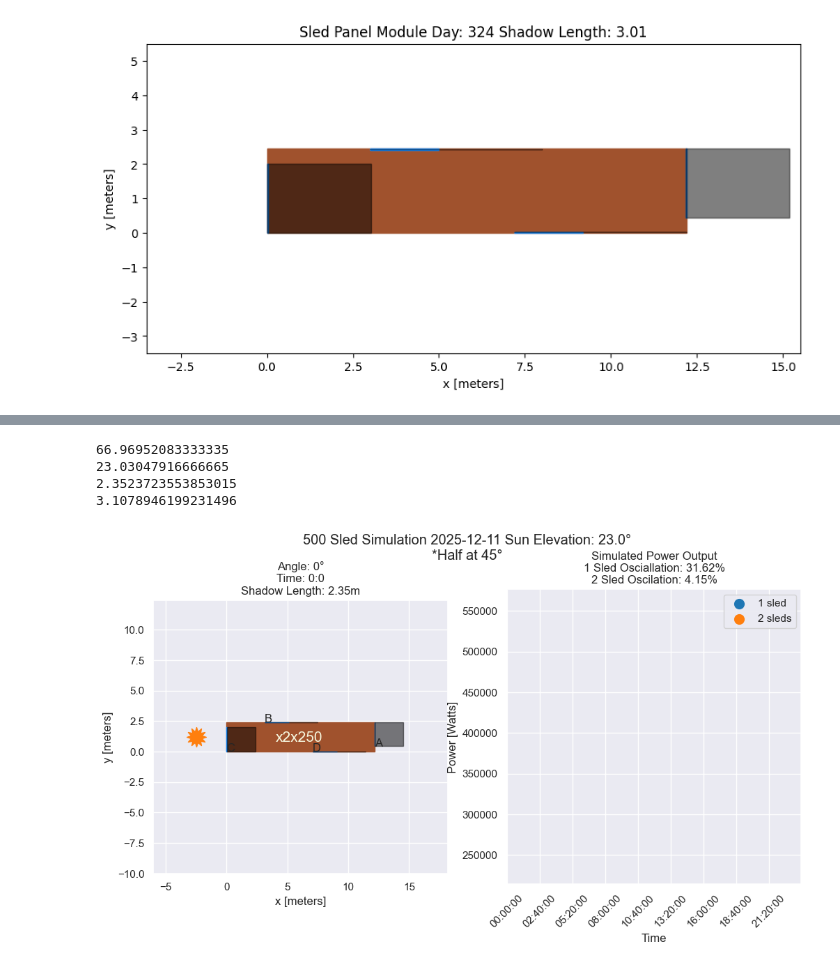
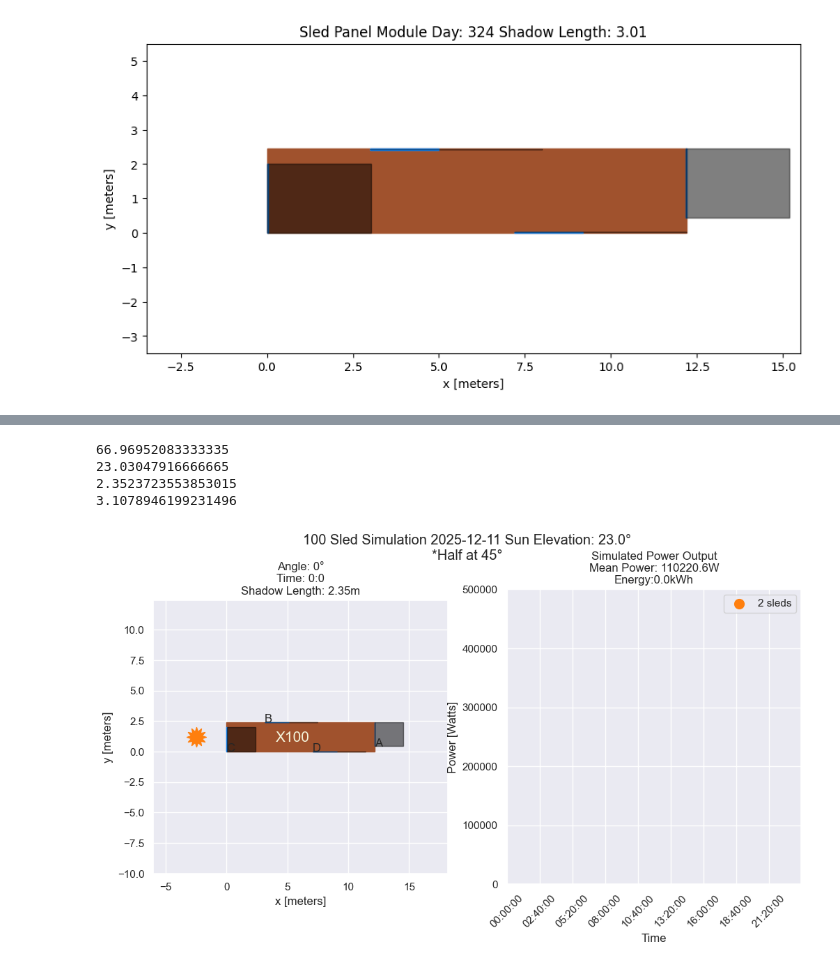
Before and after one commit to Manish-Khanalv1/South-Pole-Data, a Jupyter notebook: Analysis/Model/ArrayDiagrams.ipynb, the cells around one changed output, grey strips where cells are left out. Saved outputs shown, nothing was run; the diff lists cells and outputs as text; code cells hidden in the pictures.

```diff
--- a/Analysis/Model/ArrayDiagrams.ipynb
+++ b/Analysis/Model/ArrayDiagrams.ipynb
@@ -306,8 +306,8 @@ def Import_NOAA_Data(year, day):
     return NZDTdir_ir,NZDTdiff_ir, NZDTup_ir, NOAA_time, NZDT_Zenith
 
 
-day = 317
-year = 23
+day = 345
+year = 25
 
 direct_irradiance, diffuse_irradiance, upwelling_irradiance, NOAA_time, solar_zenith = Import_NOAA_Data(year,day)
 
@@ -464,7 +470,7 @@ baseurl = 'https://gml.noaa.gov/aftp/data/radiation/baseline/spo'
 InputPath = '../../DataFolder'
 OutputPath = 'PlotsFolder/'
 
-
+effs= [0.24699832280882955,0.03850296370170911, 0.05890744297245301]
 
 def serial_date_to_string(year,srl_no):
     '''
@@ -622,7 +628,7 @@ angles = [0,90,180,270]
 
 sim_powers = []
 for a in angles:
-    sim_power = VerticalModel(direct_irradiance, diffuse_irradiance, upwelling_irradiance, [.22,.08,.08], 50, solar_zenith_mean, 360-a-90) #there was an error in defining my angle, mismatch the picuture and the model by 90, I correct it here
+    sim_power = VerticalModel(direct_irradiance, diffuse_irradiance, upwelling_irradiance, effs, 50, solar_zenith_mean, 360-a-90) #there was an error in defining my angle, mismatch the picuture and the model by 90, I correct it here
     sim_powers.append(sim_power)
 total_power = np.array(sim_powers).sum(axis=0)
 sim_A, sim_B, sim_C, sim_D = sim_powers
@@ -738,7 +744,7 @@ def animate(i):
     ax[0].plot(sled_width/2+cartoon_solar_distance*np.cos((180+i)*np.pi/180),sled_height/2+cartoon_solar_distance*np.sin((180+i)*np.pi/180), marker = "$\u2739$", color = 'tab:orange', markersize = 20)
 
     Date = serial_date_to_string(year, day)
-    plt.suptitle(f'4 Panel Sled Simulation {Date} Sun Elevation: {np.round(solar_elevation,1)}°')
+    plt.suptitle(f'4 Panel Sled Simulation {Date} Sun Elevation: {np.round(solar_elevation,3)}°')
     # ax = plt.gca()
 
 
@@ -800,7 +806,7 @@ baseurl = 'https://gml.noaa.gov/aftp/data/radiation/baseline/spo'
 InputPath = '../../DataFolder'
 OutputPath = 'PlotsFolder/'
 
-
+effs = [0.24699832280882955,0.03850296370170911, 0.05890744297245301]
 
 def serial_date_to_string(year,srl_no):
     '''
@@ -916,7 +922,7 @@ def Import_NOAA_Data(year, day):
     return NZDTdir_ir,NZDTdiff_ir, NZDTup_ir, NOAA_time, NZDT_Zenith
 
 
-day = 5
+day = 3
 year = 26
 
 direct_irradiance, diffuse_irradiance, upwelling_irradiance, NOAA_time, solar_zenith = Import_NOAA_Data(year,day)
@@ -956,7 +962,7 @@ print(WarningMessage)
 angles = [0,90,180,270]
 sim_powers = []
 for a in angles:
-    sim_power = VerticalModel(direct_irradiance, diffuse_irradiance, upwelling_irradiance, [.22,.08,.08], 50, solar_zenith_mean, 360-a-90) #there was an error in defining my angle, mismatch the picuture and the model by 90, I correct it here
+    sim_power = VerticalModel(direct_irradiance, diffuse_irradiance, upwelling_irradiance, effs, 50, solar_zenith_mean, 360-a-90) #there was an error in defining my angle, mismatch the picuture and the model by 90, I correct it here
     sim_powers.append(sim_power)
 total_power = np.array(sim_powers).sum(axis=0)
 sim_A, sim_B, sim_C, sim_D = sim_powers
@@ -967,7 +973,7 @@ mean_power = np.nanmean(total_power)
 angles_8 = [0,45,90,135,180,225,270,315]
 sim_powers_8 = []
 for a in angles_8:
-    sim_power_8 = VerticalModel(direct_irradiance, diffuse_irradiance, upwelling_irradiance, [.22,.08,.08], 50, solar_zenith_mean, 360-a-90) #there was an error in defining my angle, mismatch the picuture and the model by 90, I correct it here
+    sim_power_8 = VerticalModel(direct_irradiance, diffuse_irradiance, upwelling_irradiance, effs, 50, solar_zenith_mean, 360-a-90) #there was an error in defining my angle, mismatch the picuture and the model by 90, I correct it here
     sim_powers_8.append(sim_power_8)
 total_power_8 = np.array(sim_powers_8).sum(axis=0)
 # sim_A_4, sim_A8, sim_B_4, sim_B8, sim_C_4, sim_C8, sim_D_4, sim_D8 = sim_powers_8
@@ -1093,7 +1099,7 @@ def animate(i):
     ax[0].plot(sled_width/2+cartoon_solar_distance*np.cos((180+i)*np.pi/180),sled_height/2+cartoon_solar_distance*np.sin((180+i)*np.pi/180), marker = "$\u2739$", color = 'tab:orange', markersize = 20)
 
     Date = serial_date_to_string(year, day)
-    plt.suptitle(f'2 Sled Simulation {Date} Sun Elevation: {np.round(solar_elevation,1)}°\n*second sled at 45° from the first')
+    plt.suptitle(f'2 Sled Simulation {Date} Sun Elevation: {np.round(solar_elevation,3)}°\n*second sled at 45° from the first')
     # ax = plt.gca()
 
 
@@ -1493,7 +1161,7 @@ baseurl = 'https://gml.noaa.gov/aftp/data/radiation/baseline/spo'
 InputPath = '../../DataFolder'
 OutputPath = 'PlotsFolder/'
 
-
+effs = [0.24699832280882955,0.05706853042746707, 0.05706853042746707]
 
 def serial_date_to_string(year,srl_no):
     '''
@@ -1611,7 +1279,7 @@ def Import_NOAA_Data(year, day):
 
 day = 345
 year = 25
-number_of_sleds = 500
+number_of_sleds = 100
 
 direct_irradiance, diffuse_irradiance, upwelling_irradiance, NOAA_time, solar_zenith = Import_NOAA_Data(year,day)
 
@@ -1650,7 +1318,7 @@ print(WarningMessage)
 angles = [0,90,180,270]
 sim_powers = []
 for a in angles:
-    sim_power = VerticalModel(direct_irradiance, diffuse_irradiance, upwelling_irradiance, [.22,.08,.08], 50, solar_zenith_mean, 360-a-90) #there was an error in defining my angle, mismatch the picuture and the model by 90, I correct it here
+    sim_power = VerticalModel(direct_irradiance, diffuse_irradiance, upwelling_irradiance, effs, 50, solar_zenith_mean, 360-a-90) #there was an error in defining my angle, mismatch the picuture and the model by 90, I correct it here
     sim_powers.append(sim_power*number_of_sleds/2)
 total_power = np.array(sim_powers).sum(axis=0)
 sim_A, sim_B, sim_C, sim_D = sim_powers
@@ -1661,7 +1329,7 @@ mean_power = np.nanmean(total_power)
 angles_8 = [0,45,90,135,180,225,270,315]
 sim_powers_8 = []
 for a in angles_8:
-    sim_power_8 = VerticalModel(direct_irradiance, diffuse_irradiance, upwelling_irradiance, [.22,.08,.08], 50, solar_zenith_mean, 360-a-90) #there was an error in defining my angle, mismatch the picuture and the model by 90, I correct it here
+    sim_power_8 = VerticalModel(direct_irradiance, diffuse_irradiance, upwelling_irradiance, effs, 50, solar_zenith_mean, 360-a-90) #there was an error in defining my angle, mismatch the picuture and the model by 90, I correct it here
     sim_powers_8.append(sim_power_8*number_of_sleds/2)
 total_power_8 = np.array(sim_powers_8).sum(axis=0)
 # sim_A_4, sim_A8, sim_B_4, sim_B8, sim_C_4, sim_C8, sim_D_4, sim_D8 = sim_powers_8
@@ -1686,8 +1354,8 @@ def animate(i):
 
     ax[1].cla()
     ax[1].set_xlim(0, 1440)
-    ax[1].set_ylim(0)
-    ax[1].scatter(np.linspace(0,1440,1440)[0:int(i*1440/360)], total_power[0:int(i*1440/360)], s = 2, color = 'tab:blue', label = '1 sled')
+    ax[1].set_ylim(0,1000000/2)
+    # ax[1].scatter(np.linspace(0,1440,1440)[0:int(i*1440/360)], total_power[0:int(i*1440/360)], s = 2, color = 'tab:blue', label = '1 sled')
     # ax[1].scatter(np.linspace(0,1440,1440)[0:int(i*1440/360)], sim_A[0:int(i*1440/360)], s = 2, color = 'tab:orange', label = 'A')
     # ax[1].scatter(np.linspace(0,1440,1440)[0:int(i*1440/360)], sim_B[0:int(i*1440/360)], s = 2, color = 'tab:green', label = 'B')
     # ax[1].scatter(np.linspace(0,1440,1440)[0:int(i*1440/360)], sim_C[0:int(i*1440/360)], s = 2, color = 'tab:red', label = 'C')
@@ -1696,13 +1364,18 @@ def animate(i):
     ax[1].legend(markerscale = 7)
     # ax[1].set_aspect('equal')
     ax[1].set_box_aspect(1)
+    energy = trapezoid(np.nan_to_num(total_power[0:int(i*1440/360)],nan = 0),dx=60)/(1000*60**2)
+    # ax[1].set_title(f'Simulated Power Output\nMean Power: {np.round(mean_power,1)}W\nEnergy:{np.round(energy,1)}kWh')
+
+    energy_8 = trapezoid(np.nan_to_num(total_power_8[0:int(i*1440/360)],nan = 0),dx=60)/(1000*60**2)
+    ax[1].set_title(f'Simulated Power Output\nMean Power: {np.round(mean_power_8,1)}W\nEnergy:{np.round(energy_8,1)}kWh')
     # energy = trapezoid(np.nan_to_num(total_power[0:int(i*1440/360)],nan = 0),dx=60)/(1000*60**2)
     # ax[1].set_title(f'Simulated Power Output\nMean Power: {np.round(mean_power,1)}W\nEnergy:{np.round(energy,1)}kWh')
     # energy_8 = trapezoid(np.nan_to_num(total_power_8[0:int(i*1440/360)],nan = 0),dx=60)/(1000*60**2)
-    one_sled_osc_ammount = 100*(np.nanmax(total_power) - np.nanmin(total_power))/mean_power
-    two_sled_osc_ammount = 100*(np.nanmax(total_power_8) - np.nanmin(total_power_8))/mean_power_8
+    # one_sled_osc_ammount = 100*(np.nanmax(total_power) - np.nanmin(total_power))/mean_power
+    # two_sled_osc_ammount = 100*(np.nanmax(total_power_8) - np.nanmin(total_power_8))/mean_power_8
 
-    ax[1].set_title(f'Simulated Power Output\n1 Sled Osciallation: {np.round(one_sled_osc_ammount,2)}%\n2 Sled Oscilation: {np.round(two_sled_osc_ammount,2)}%')
+    # ax[1].set_title(f'Simulated Power Output\n1 Sled Osciallation: {np.round(one_sled_osc_ammount,2)}%\n2 Sled Oscilation: {np.round(two_sled_osc_ammount,2)}%')
     ax[1].set_xlabel('Time')
     ax[1].set_ylabel('Power [Watts]')
     ax[1].set_xticks(np.linspace(0,1440,1440)[::160],labels = NOAA_time[::160], rotation = 45)
@@ -1768,7 +1441,7 @@ def animate(i):
     ax[0].text(B_pos[0], B_pos[1], 'B')
     ax[0].text(C_pos[0], C_pos[1], 'C')
     ax[0].text(D_pos[0], D_pos[1], 'D')
-    ax[0].text(sled_width/3,sled_height/3,f'x2x{int(number_of_sleds/2)}', fontsize = 15, color = 'beige')
+    ax[0].text(sled_width/3,sled_height/3,f'X{int(number_of_sleds)}', fontsize = 15, color = 'beige')
     # ax[0].text(sled_width/2,sled_height/2,f'{i}°', fontsize = 10, color = 'beige')
     # ax[0].text(sled_width/2,sled_height/4,f'{math.floor(i/15)}:{math.floor((np.round(i/15,2)-math.floor(i/15))*60)}', fontsize = 10, color = 'beige')
     sns.set_theme(style = 'darkgrid')
@@ -1787,31 +1460,31 @@ def animate(i):
 
 
     # return shadow_A, shadow_B, shadow_C, shadow_D
     # ax.add_patch(shadow_A_2)
     # ax.add_patch(shadow_B_1)
     # ax.add_patch(shadow_B_2)
     # ax.add_patch(shadow_C_1)
     # ax.add_patch(shadow_C_2)
     # ax.add_patch(shadow_D_1)
     # ax.add_patch(shadow_D_2)
 
 
 
 
 
 # ax.text(-1,-1, f'{sled_width}m', size=20)
 
 # plt.axis('scaled')
 # plt.show()
 ani = animation.FuncAnimation(
     fig, animate, interval=1, blit=False, frames = 360)
 writer = animation.PillowWriter(fps=15,
                                 metadata=dict(artist='Me'),
                                 bitrate=1800)
 ani.save(f'SledArrayDesignes/PairSledArray_{number_of_sleds}_{year}_{day}.gif', writer=writer)
 # %% [output]
 66.96952083333335
 23.03047916666665
 2.3523723553853015
 3.1078946199231496
-[figure, old version]
+[figure, new version]
```
Also changed, not shown: parts of 8 cells of this notebook, 34 other files.
